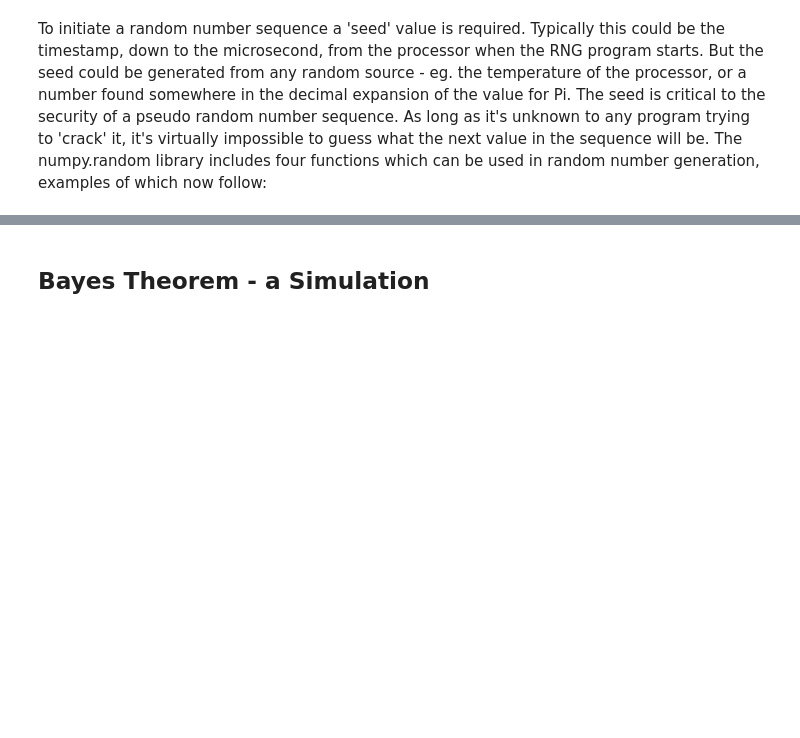
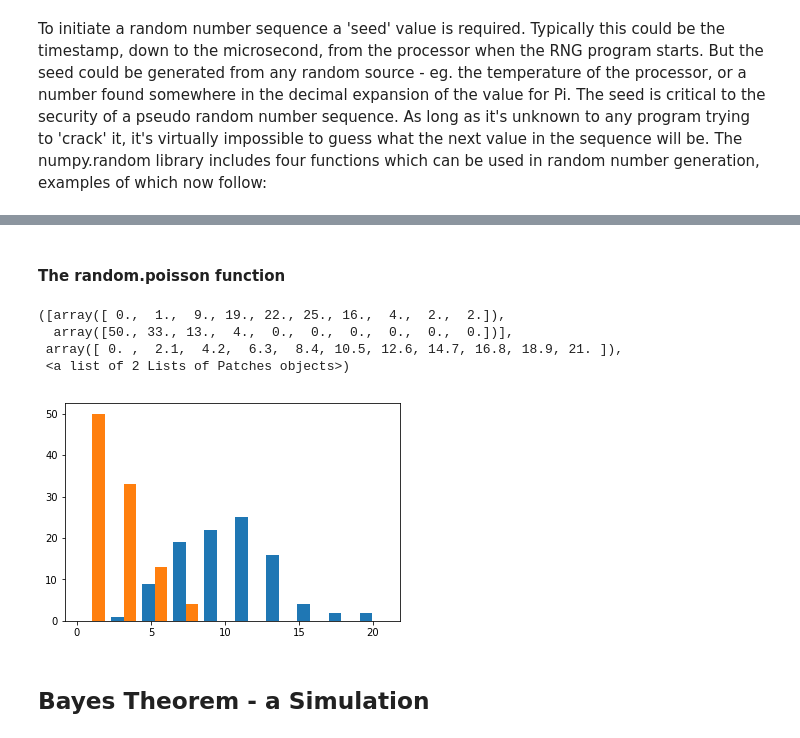
Before and after one commit to Aqua5lad/numpy-random-assignment, a Jupyter notebook: numpy-random.ipynb, the cells around one changed output, grey strips where cells are left out. Drawn from its saved outputs; the diff is of its cells as text; code cells hidden in the pictures; blank space fills up the shorter version.

Commit message:
random.poisson function

```diff
--- a/numpy-random.ipynb
+++ b/numpy-random.ipynb
@@ -219,3 +219,16 @@ plt.hist(s)
+# %% [markdown]
+#### The random.poisson function
+# %%
+# generate two random samples of 100 values each, using a poision distribution with lamdas
+# of 10 and 3.
+s = np.random.poisson(lam=(10, 3), size=(100, 2))
+plt.hist(s)
+# %% [output]
+([array([ 0.,  1.,  9., 19., 22., 25., 16.,  4.,  2.,  2.]),
+  array([50., 33., 13.,  4.,  0.,  0.,  0.,  0.,  0.,  0.])],
+ array([ 0. ,  2.1,  4.2,  6.3,  8.4, 10.5, 12.6, 14.7, 16.8, 18.9, 21. ]),
+ <a list of 2 Lists of Patches objects>)
+[figure, added]
 # %% [markdown]
 ## Bayes Theorem - a Simulation
 # %%
```
Also changed, not shown: parts of 32 cells of this notebook.
